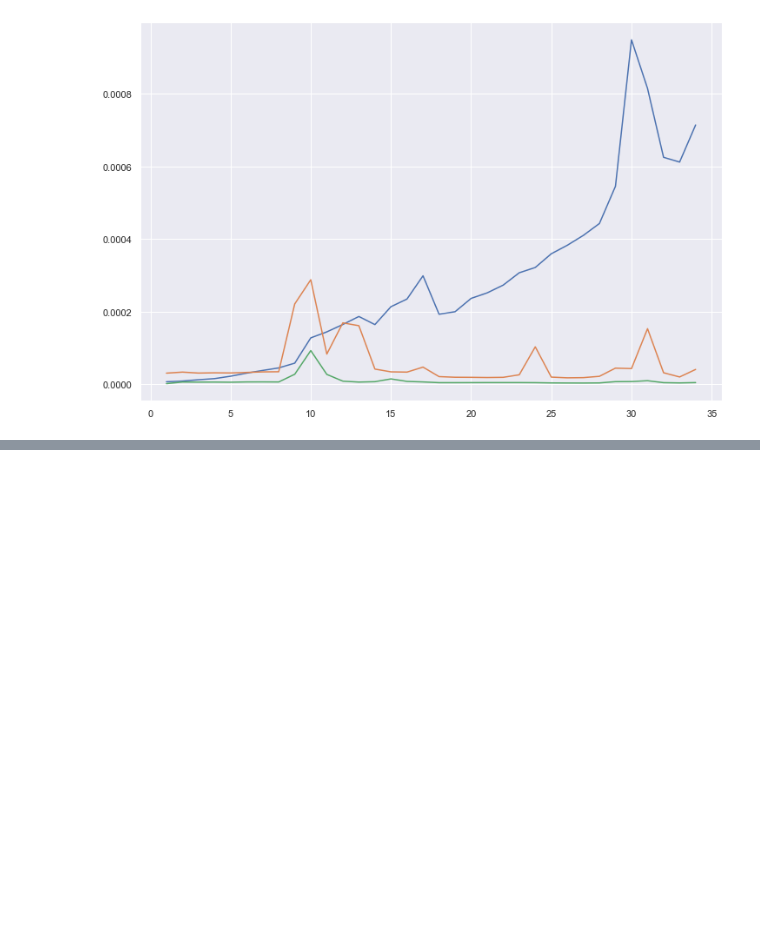
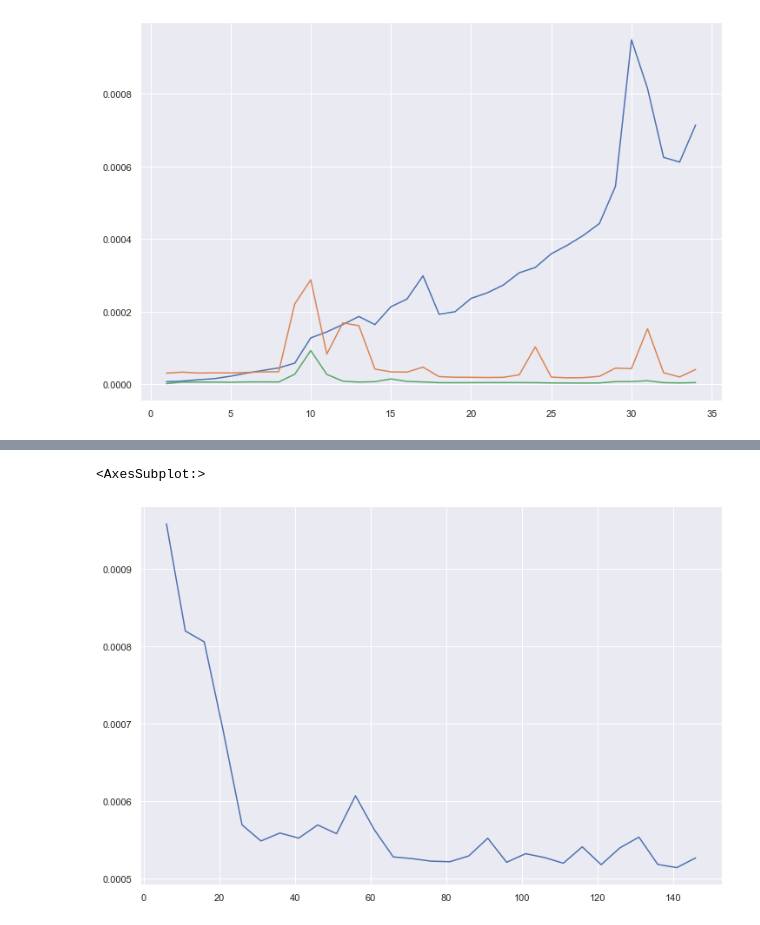
Before and after one commit to trixdade/ITMO-algorithms, a Jupyter notebook: Algorithms_Lab1.ipynb, the cells around one changed output, grey strips where cells are left out. Saved outputs shown, nothing was run; the diff lists cells and outputs as text; code cells hidden in the pictures; blank space fills up the shorter version.

```diff
--- a/Algorithms_Lab1.ipynb
+++ b/Algorithms_Lab1.ipynb
@@ -273,0 +298,12 @@ sns.lineplot(x=span_1, y=ans7_1)
+# %%
+# check complexity
+compl = []
+length = len(range(1,151,5))
+for i in range(1, length):
+    # divide by i**3 to show o(n^3) complexity
+    compl.append(matrix_product_times[i] / (i ** 3))
+
+sns.lineplot(x=range(1,151,5)[1::], y=compl)
+# %% [output]
+<AxesSubplot:>
+[figure, added]
```
Also changed, not shown: parts of 4 cells of this notebook.
